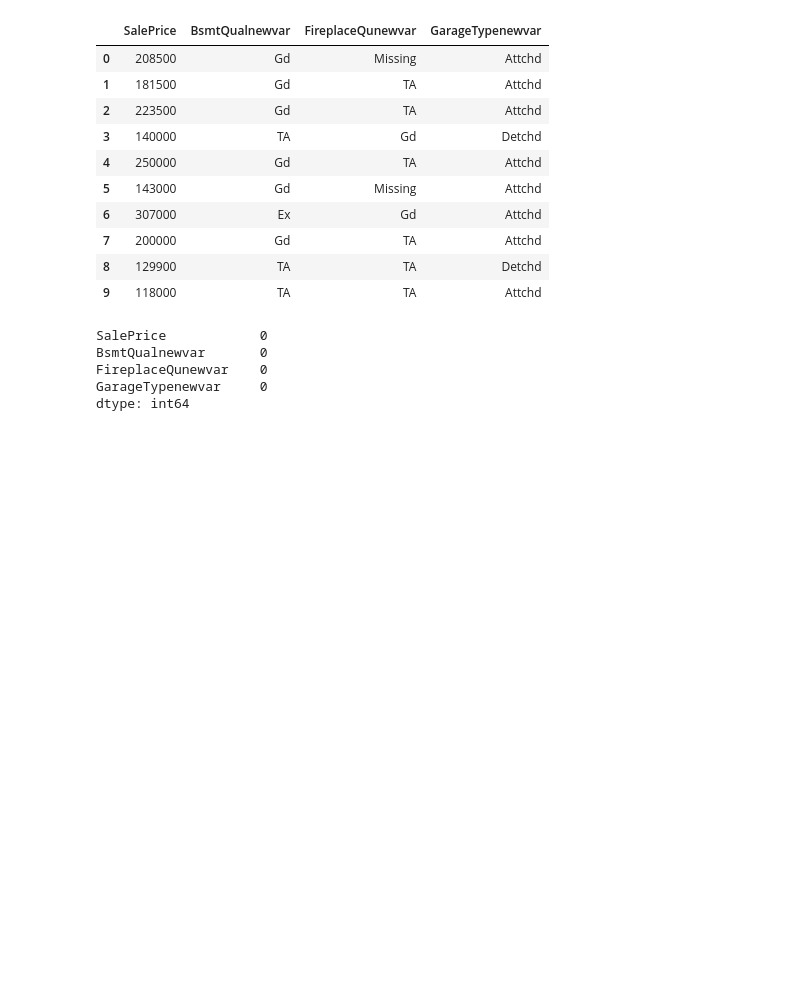
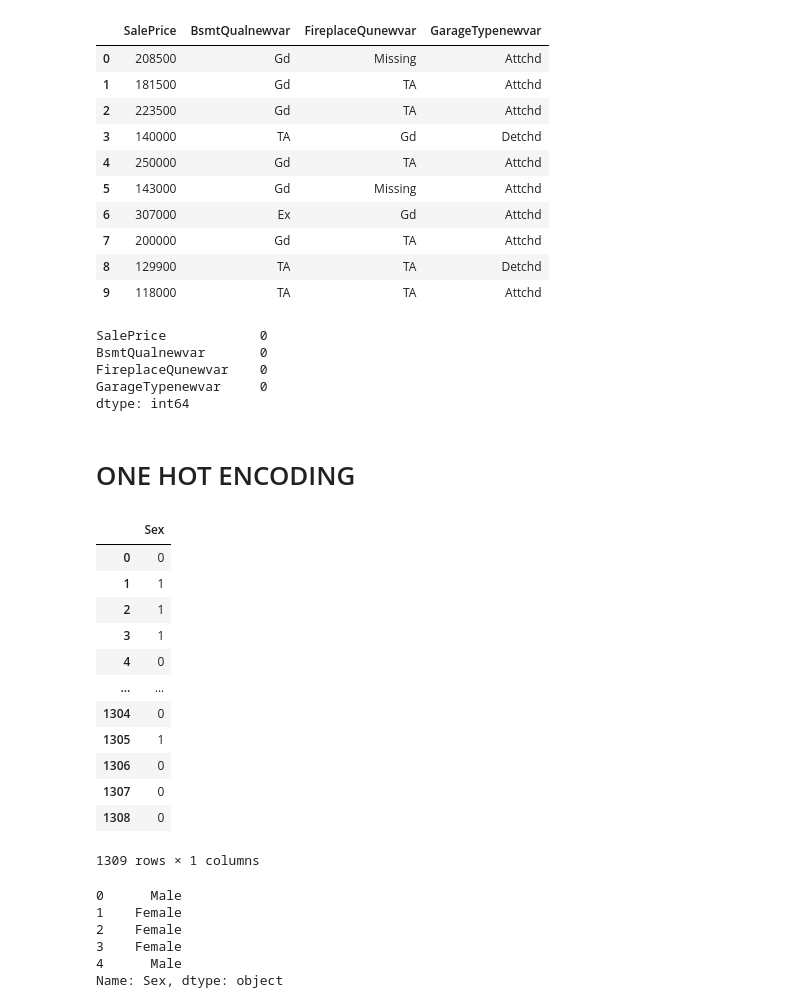
Before and after one commit to vinaygandla/FEATURE-ENGINEERING-AND-FINDING-MISSING-VALUES, a Jupyter notebook: ed-day3-part-2-cat-features.ipynb, the cells around one changed output. Cells and saved outputs as stored; diff of their text form; code cells hidden in the pictures; blank space fills up the shorter version.

```diff
--- a/ed-day3-part-2-cat-features.ipynb
+++ b/ed-day3-part-2-cat-features.ipynb
@@ -193,3 +198,23 @@ BsmtQualnewvar       0
 FireplaceQunewvar    0
 GarageTypenewvar     0
 dtype: int64
+# %% [markdown]
+# ONE HOT ENCODING
+# %%
+# this is one of the technique to handle categorical data
+df5=pd.read_csv("../input/titanic/train_and_test2.csv",usecols=["Sex"])
+df5
+# %% [output]
+|  | Sex |
+| 0 | 0 |
+| 1 | 1 |
+| 2 | 1 |
+| 3 | 1 |
+| 4 | 0 |
+| ... | ... |
+| 1304 | 0 |
+| 1305 | 1 |
+| 1306 | 0 |
+| 1307 | 0 |
+| 1308 | 0 |
+1309 rows × 1 columns
@@ -195,0 +223,9 @@ dtype: int64
+# %%
+df5["Sex"].head()
+# %% [output]
+0      Male
+1    Female
+2    Female
+3    Female
+4      Male
+Name: Sex, dtype: object
```
Also changed, not shown: parts of 15 cells of this notebook.
